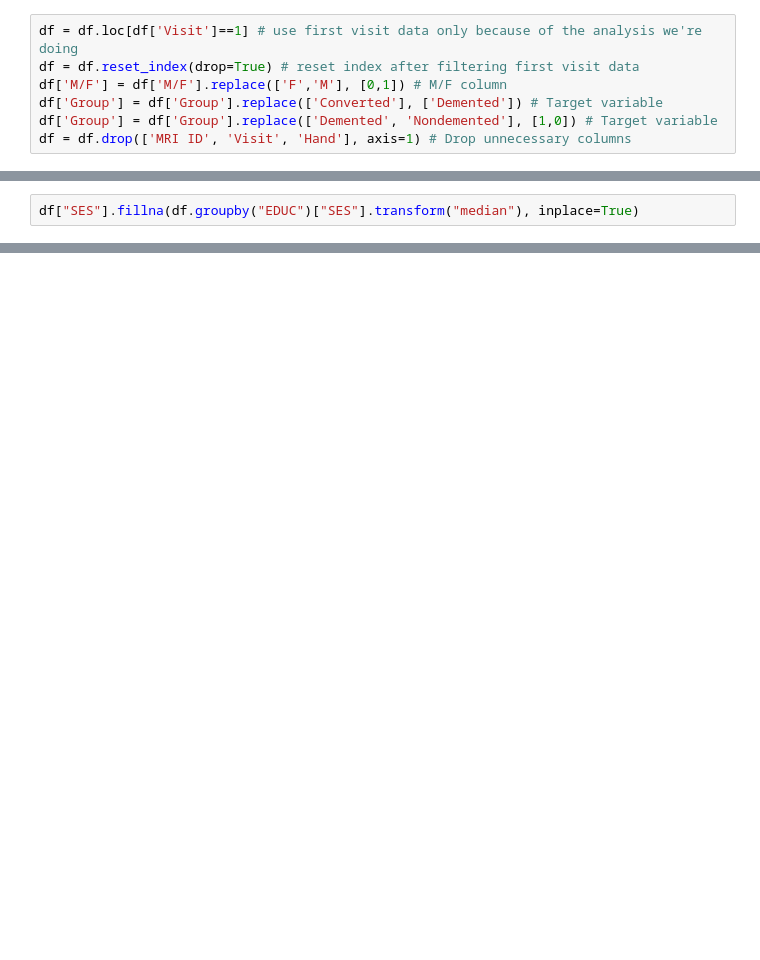
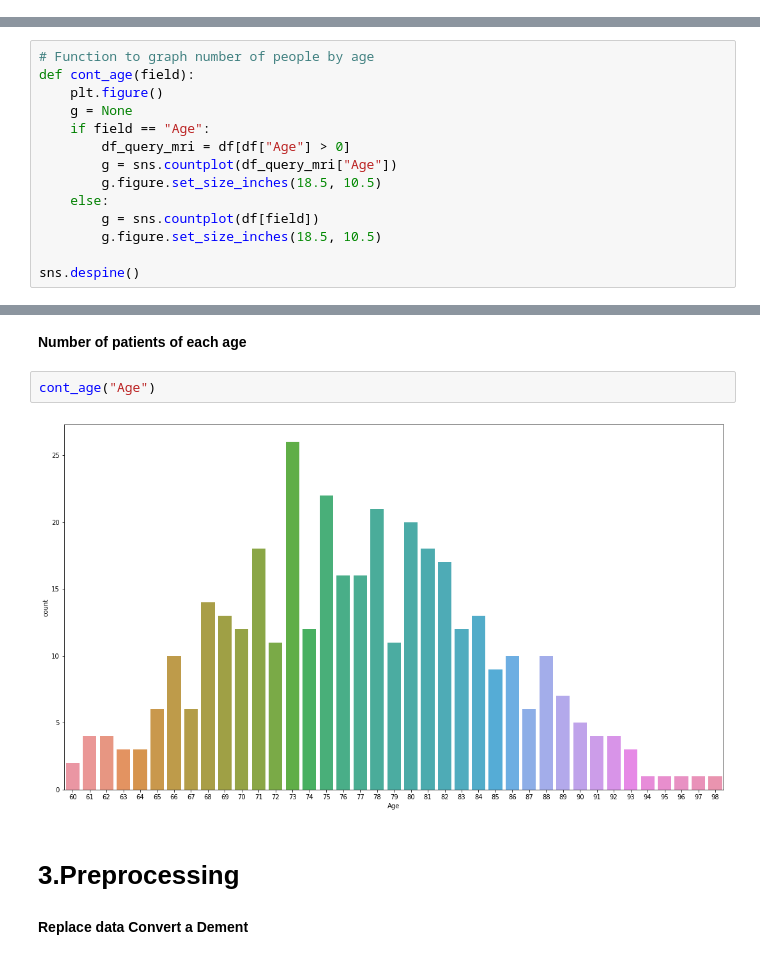
Before and after one commit to ShaileshDhama/Alzheimer-Detection-and-Classification, a Jupyter notebook: alzheimer-detection-and-classification.ipynb, the cells around one changed output, grey strips where cells are left out. Cells and saved outputs as stored; diff of their text form; blank space fills up the shorter version.

```diff
--- a/alzheimer-detection-and-classification.ipynb
+++ b/alzheimer-detection-and-classification.ipynb
@@ -21,7 +0,0 @@ df.head()
-# %%
-df = df.loc[df['Visit']==1] # use first visit data only because of the analysis we're doing
-df = df.reset_index(drop=True) # reset index after filtering first visit data
-df['M/F'] = df['M/F'].replace(['F','M'], [0,1]) # M/F column
-df['Group'] = df['Group'].replace(['Converted'], ['Demented']) # Target variable
-df['Group'] = df['Group'].replace(['Demented', 'Nondemented'], [1,0]) # Target variable
-df = df.drop(['MRI ID', 'Visit', 'Hand'], axis=1) # Drop unnecessary columns
@@ -208,2 +0,0 @@ Name: SES, dtype: float64
-# %%
-df["SES"].fillna(df.groupby("EDUC")["SES"].transform("median"), inplace=True)
@@ -607,0 +70,14 @@ result[['Model', 'Accuracy', 'Recall', 'AUC']]
+# %%
+# Function to graph number of people by age
+def cont_age(field):
+    plt.figure()
+    g = None
+    if field == "Age":
+        df_query_mri = df[df["Age"] > 0]
+        g = sns.countplot(df_query_mri["Age"])
+        g.figure.set_size_inches(18.5, 10.5)
+    else:
+        g = sns.countplot(df[field])
+        g.figure.set_size_inches(18.5, 10.5)
+
+sns.despine()
@@ -607,0 +224,11 @@ result[['Model', 'Accuracy', 'Recall', 'AUC']]
+# %% [markdown]
+**Number of patients of each age**
+# %%
+cont_age("Age")
+# %% [output]
+[figure, added]
+# %% [markdown]
+<a id="ch9"></a>
+# 3.Preprocessing
+# %% [markdown]
+**Replace data Convert a Dement**
```
Also changed, not shown: parts of 158 cells of this notebook.
